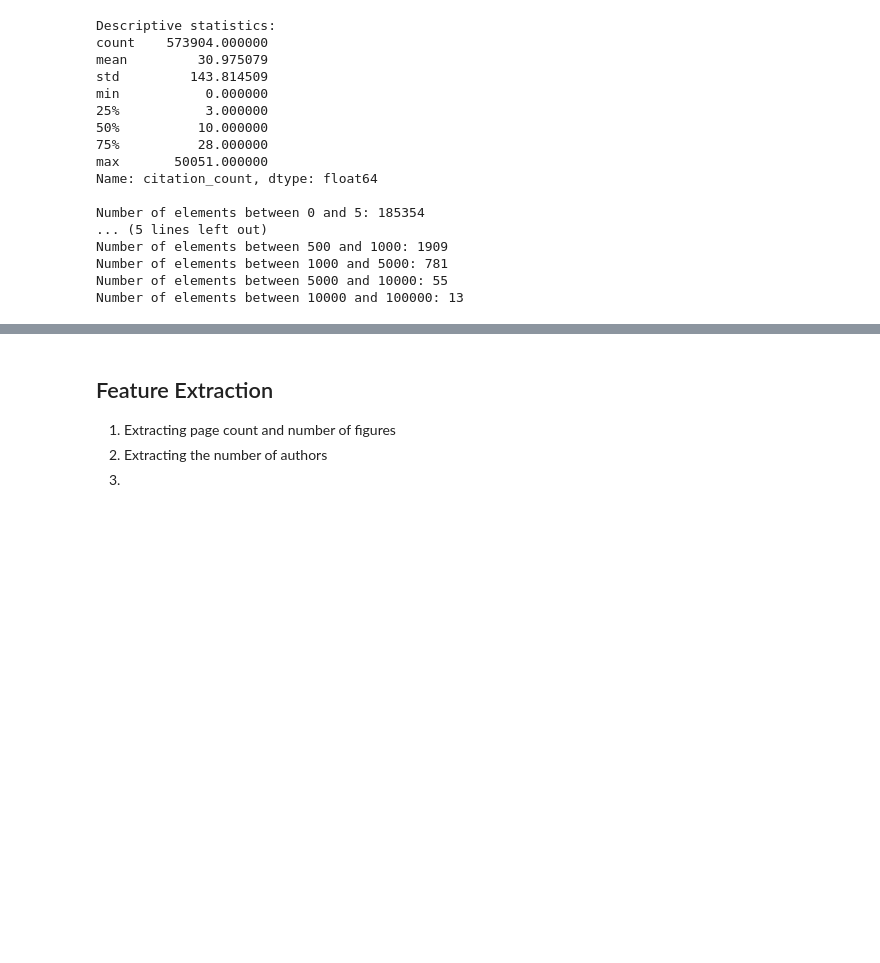
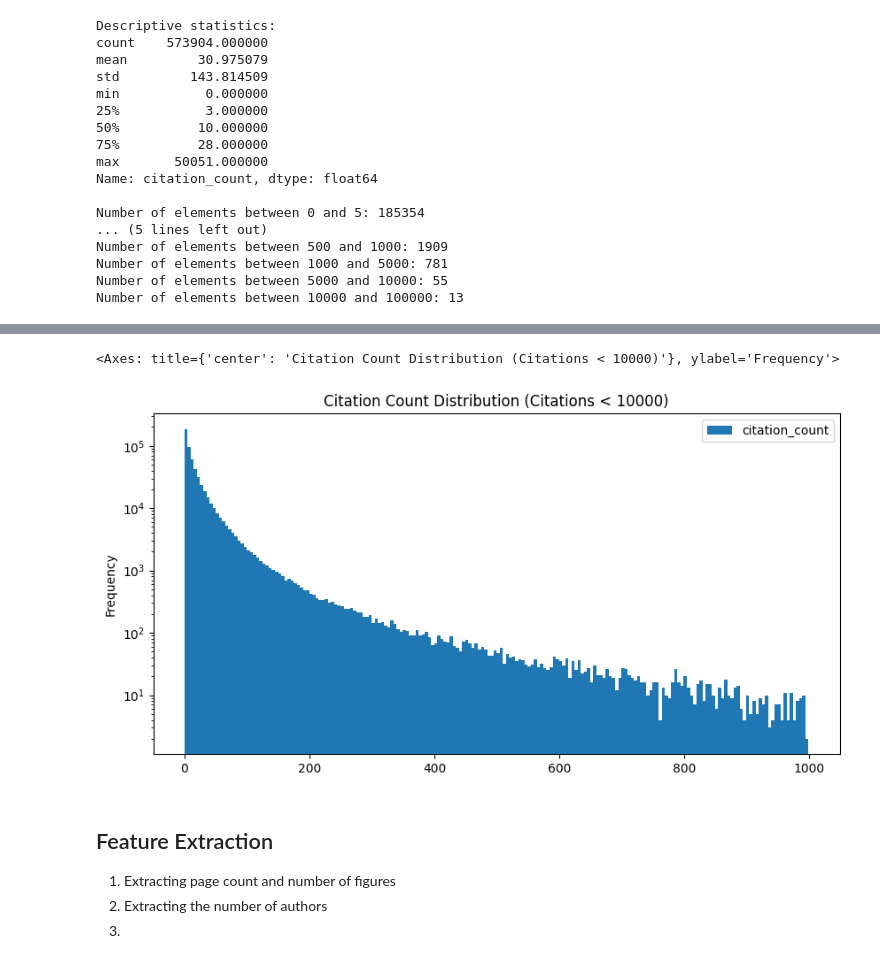
Before and after one commit to Grutschus/uu-data-mining-project, a Jupyter notebook: feature_extraction.ipynb, the cells around one changed output, grey strips where cells are left out. Cells and saved outputs as stored; diff of their text form; code cells hidden in the pictures; blank space fills up the shorter version.

```diff
--- a/feature_extraction.ipynb
+++ b/feature_extraction.ipynb
@@ -54,3 +59,8 @@ dataset_pd['citation_count'].plot(kind='hist', bins=50, logy=True, figsize=(10,
+# %%
+dataset_pd[dataset_pd['citation_count'] < 1000].plot(kind='hist', bins=200, logy=True, figsize=(10, 5), title='Citation Count Distribution (Citations < 10000)')
+# %% [output]
+<Axes: title={'center': 'Citation Count Distribution (Citations < 10000)'}, ylabel='Frequency'>
+[figure, added]
 # %% [markdown]
 ## Feature Extraction
 1. Extracting page count and number of figures
```
Also changed, not shown: parts of 2 cells of this notebook.
